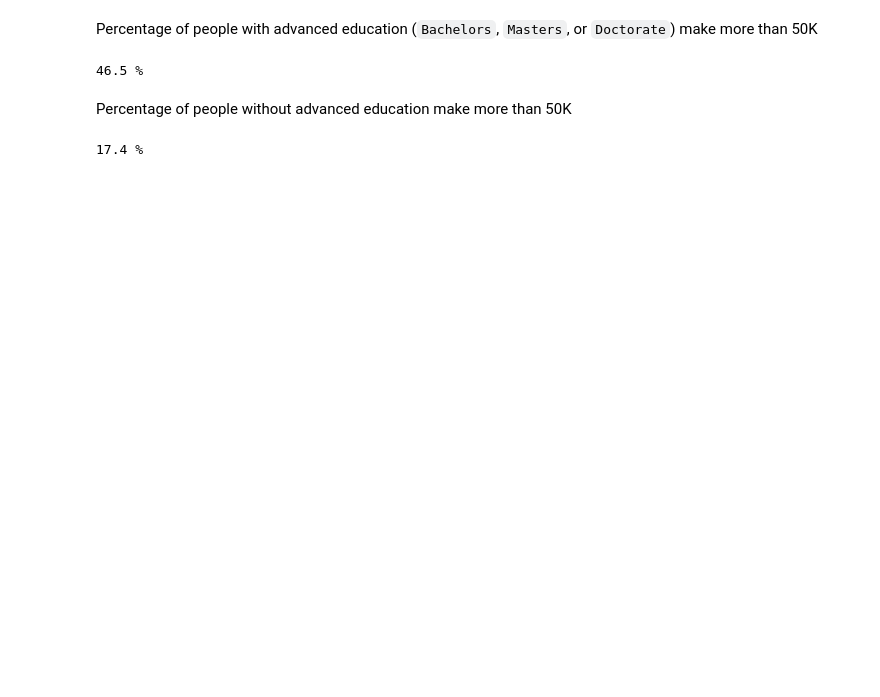
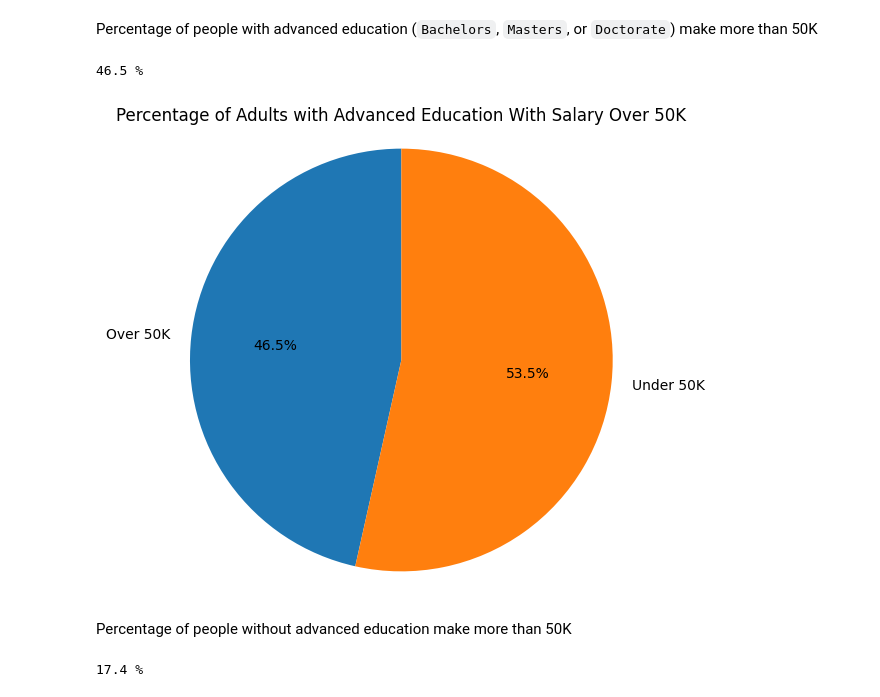
Before and after one commit to iki-sangadji/Demographic-Analysis, a Jupyter notebook: demographic_analysis.ipynb, the cells around one changed output. Drawn from its saved outputs; the diff is of its cells as text; code cells hidden in the pictures; blank space fills up the shorter version.

```diff
--- a/demographic_analysis.ipynb
+++ b/demographic_analysis.ipynb
@@ -53,6 +87,14 @@ higher_education_rich = round(((higher_education.loc[higher_education["salary"]
 print(higher_education_rich,"%")
 # %% [output]
 46.5 %
+# %%
+plt.figure(figsize=(6, 6))
+plt.pie([higher_education_rich, 100 - higher_education_rich], labels=["Over 50K", "Under 50K"], autopct='%1.1f%%', startangle=90)
+plt.title('Percentage of Adults with Advanced Education With Salary Over 50K')
+plt.axis('equal')
+plt.show()
+# %% [output]
+[figure, added]
 # %% [markdown]
 Percentage of people without advanced education make more than 50K
 # %%
```
Also changed, not shown: parts of 14 cells of this notebook.
